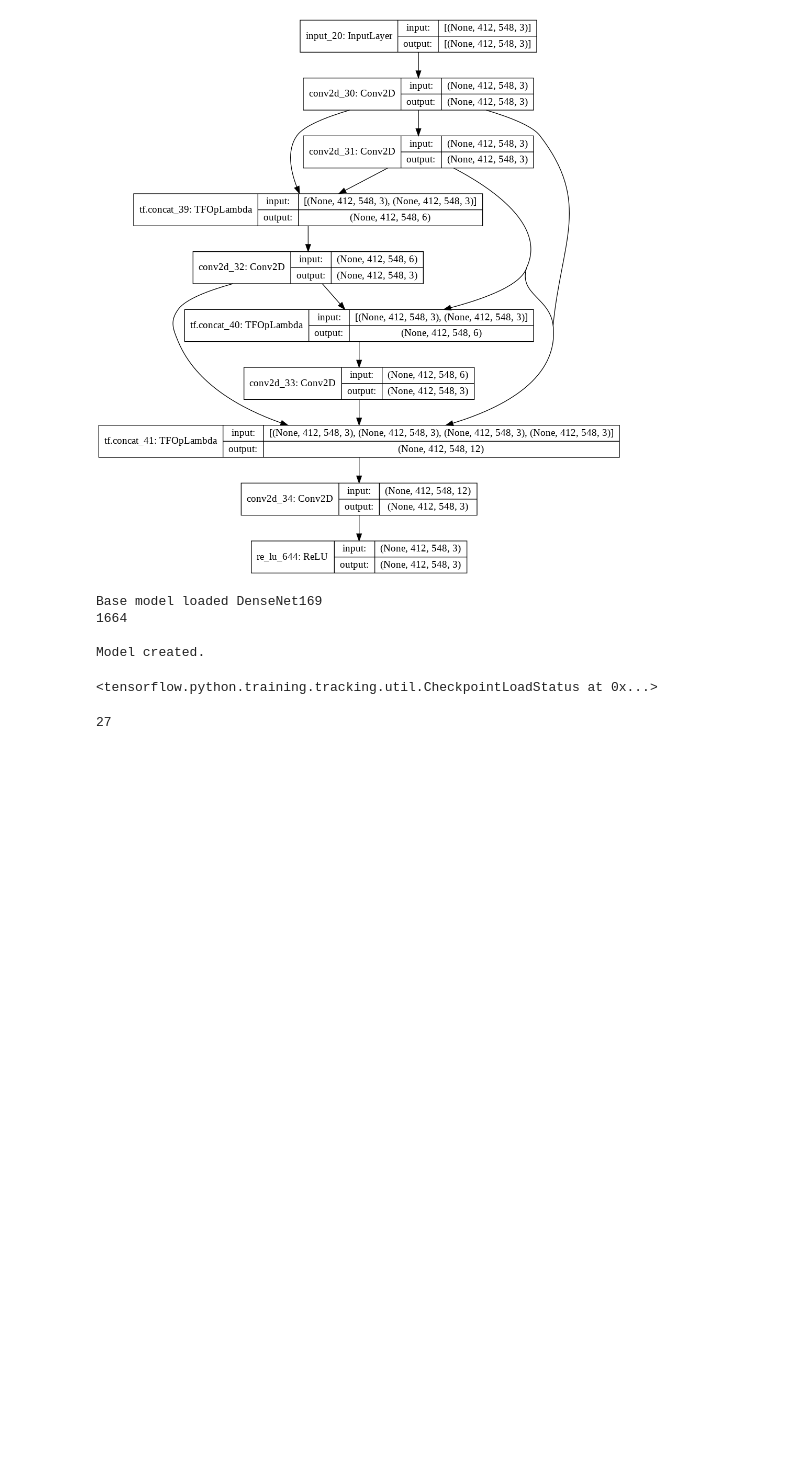
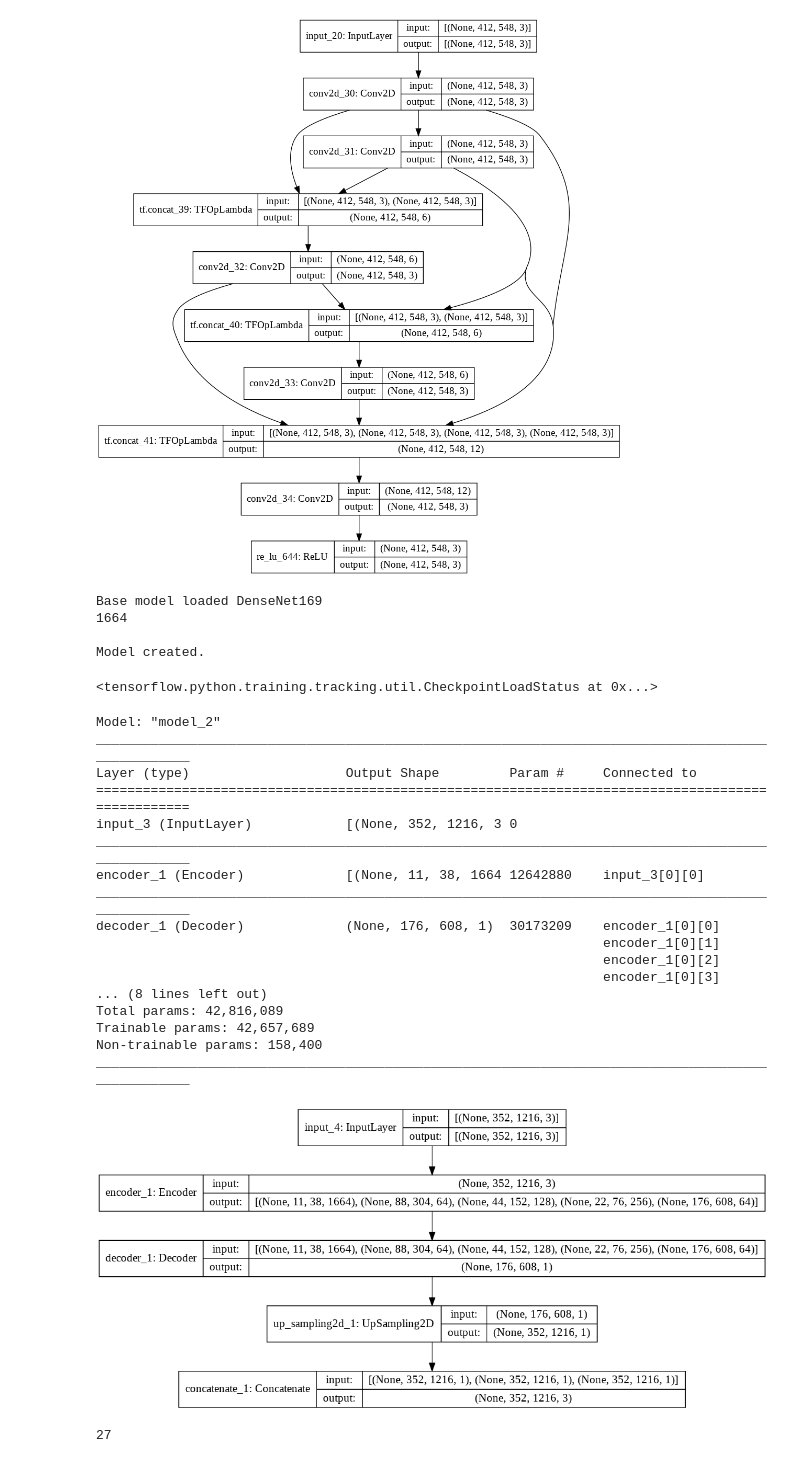
Before and after one commit to abubakrsiddq/ImageDehazing, a Jupyter notebook: models/novel/T_net.ipynb, the cells around one changed output. Drawn from its saved outputs; the diff is of its cells as text; code cells hidden in the pictures; blank space fills up the shorter version.

```diff
--- a/models/novel/T_net.ipynb
+++ b/models/novel/T_net.ipynb
@@ -388,6 +383,30 @@ Base model loaded DenseNet169
 
 Model created.
 <tensorflow.python.training.tracking.util.CheckpointLoadStatus at 0x...>
+# %%
+
+model.model().summary()
+dot_img_file = '/tmp/model_1.png'
+tf.keras.utils.plot_model(model.build_graph(), to_file=dot_img_file, show_shapes=True)
+# %% [output]
+Model: "model_2"
+__________________________________________________________________________________________________
+Layer (type)                    Output Shape         Param #     Connected to
+==================================================================================================
+input_3 (InputLayer)            [(None, 352, 1216, 3 0
+__________________________________________________________________________________________________
+encoder_1 (Encoder)             [(None, 11, 38, 1664 12642880    input_3[0][0]
+__________________________________________________________________________________________________
+decoder_1 (Decoder)             (None, 176, 608, 1)  30173209    encoder_1[0][0]
+                                                                 encoder_1[0][1]
+                                                                 encoder_1[0][2]
+                                                                 encoder_1[0][3]
+... (8 lines left out)
+Total params: 42,816,089
+Trainable params: 42,657,689
+Non-trainable params: 158,400
+__________________________________________________________________________________________________
+[figure, added]
 # %%
 # Hyperparameters
 epochs = 1
```
Also changed, not shown: parts of 7 cells of this notebook.
